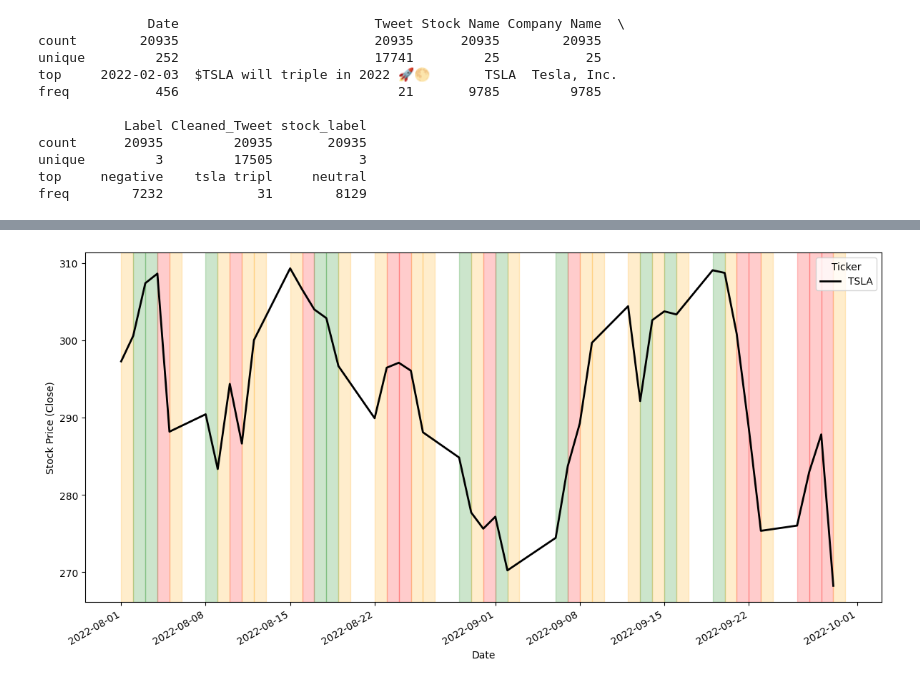
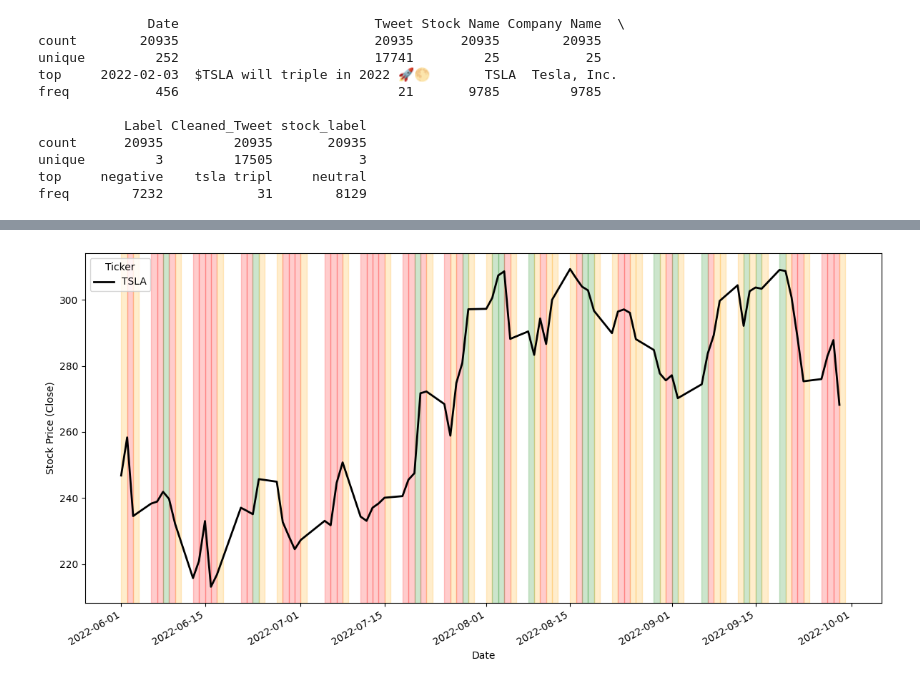
Before and after one commit to rithikkulkarni/ALDA-Course-Project, a Jupyter notebook: model_training.ipynb, the cells around one changed output, grey strips where cells are left out. Drawn from its saved outputs; the diff is of its cells as text; code cells hidden in the pictures.

```diff
--- a/model_training.ipynb
+++ b/model_training.ipynb
@@ -444,7 +392,7 @@ from scipy import stats
 
 # Example input
 ticker = "TSLA"
-days_back = 60
+days_back = 120
 
 # Filter tweets by company and recent "days_back" days
 df = balanced_df.copy()
@@ -466,31 +414,31 @@ daily_sentiment = filtered_df.groupby(filtered_df['Date'].dt.date)['Label'].agg(
 daily_sentiment.index = pd.to_datetime(daily_sentiment.index) - pd.Timedelta(days=1)
 daily_sentiment.index = daily_sentiment.index.date
 
 # Fetch stock data from yfinance
 stock_data = yf.download(ticker, start=start_date.strftime('%Y-%m-%d'),
                          end=(end_date + timedelta(days=1)).strftime('%Y-%m-%d'),
                          progress=False)
 
 # Plot stock closing prices
 fig, ax = plt.subplots(figsize=(12, 6))
 stock_data['Close'].plot(ax=ax, color='black', linewidth=2)
 ax.set_ylabel("Stock Price (Close)")
 ax.set_xlabel("Date")
 
 # 6. Shade background per day
 for i, day in enumerate(stock_data.index.date):
     sentiment = daily_sentiment.get(day, 0)
     if sentiment > 0:
         color = 'green'
     elif sentiment < 0:
         color = 'red'
     else:
         color = 'orange'
 
     ax.axvspan(day, day + timedelta(days=1), color=color, alpha=0.2)
 
 plt.tight_layout()
 plt.show()
 filtered_df.head()
 # %% [output]
-[figure, old version]
+[figure, new version]
```
Also changed, not shown: parts of 9 cells of this notebook.
